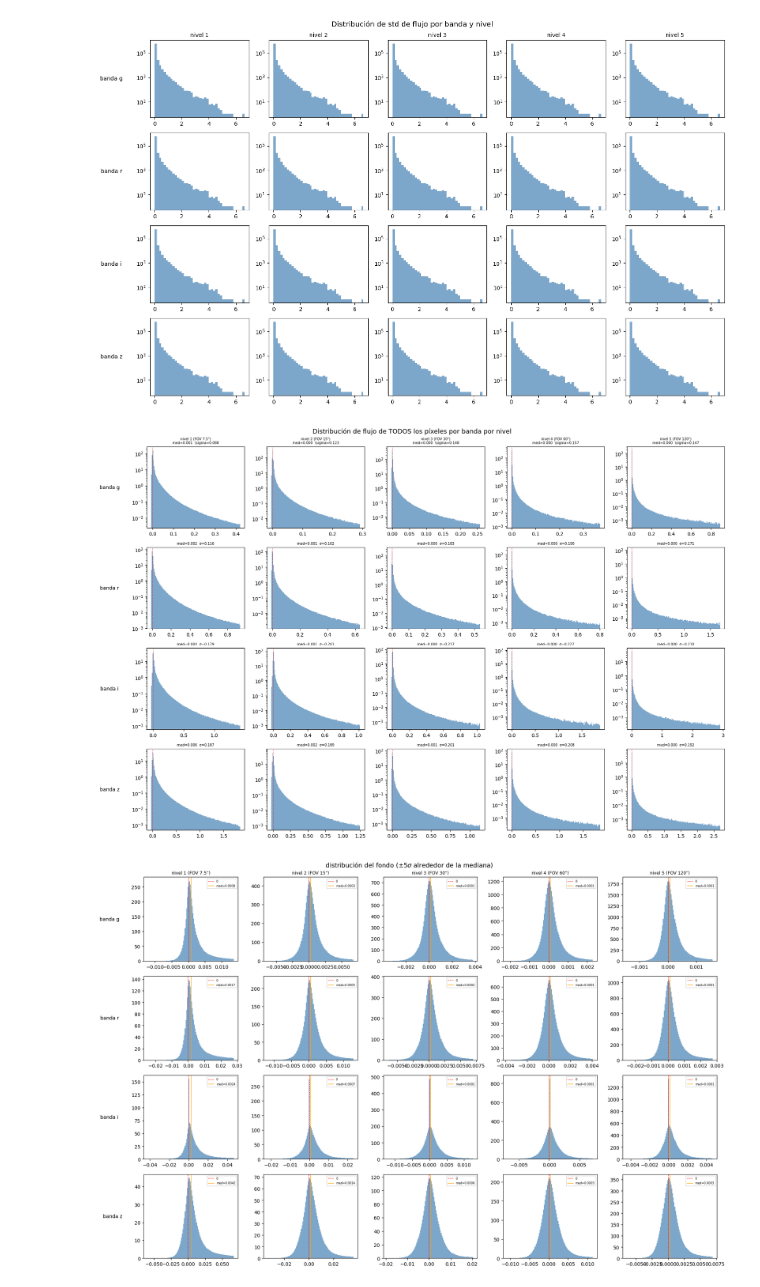
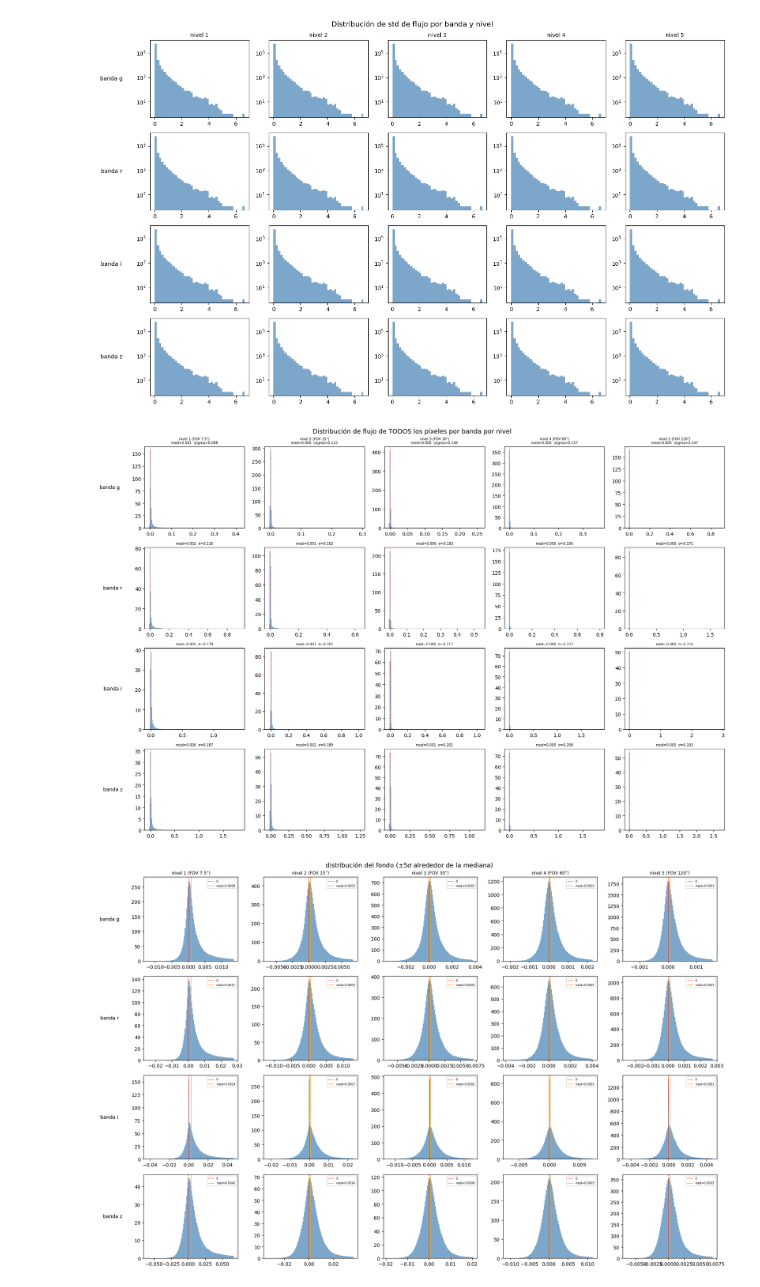
Before and after one commit to Tamaracarrasco/AS4501-Proyect, a Jupyter notebook: scripts/eda/eda_20260619.ipynb, the cells around one changed output. Drawn from its saved outputs; the diff is of its cells as text; code cells hidden in the pictures.

```diff
--- a/scripts/eda/eda_20260619.ipynb
+++ b/scripts/eda/eda_20260619.ipynb
@@ -786,7 +805,7 @@ BAND_LABELS = ["g", "r", "i", "z"]
 N_LEVELS = 5
 
 def normalise(img):
-    vmin, vmax = np.percentile(img, [1, 99])
+    vmin, vmax = np.nanpercentile(img, [1, 99])
     return np.clip((img - vmin) / (vmax - vmin + 1e-10), 0, 1)
 
 def plot_galaxy(arr, name, band_labels=BAND_LABELS, n_levels=N_LEVELS, save_path=None):
@@ -1018,35 +1037,35 @@ for j, band in enumerate(BAND_LABELS):
 
         # recolectar todos los píxeles
         all_pixels = np.concatenate(
             [arrays[i][j, k].ravel() for i in range(len(arrays))]
         )
         all_pixels = all_pixels[~np.isnan(all_pixels)]
 
         # percentiles para definir rango del histograma
         p01, p999 = np.percentile(all_pixels, [0.1, 99.9])
         bins = np.linspace(p01, p999, 150)
 
         ax.hist(all_pixels, bins=bins, density=True,
                 color="steelblue", alpha=0.7, edgecolor="none")
-        ax.set_yscale("log")
+        # ax.set_yscale("log")
         ax.axvline(0, color="red", ls="--", lw=0.8, alpha=0.6)
 
         # stats de referencia
         med = np.median(all_pixels)
         std = np.std(all_pixels)
         ax.set_title(f"med={med:.3f}  σ={std:.3f}", fontsize=7)
 
         if k == 0:
             ax.set_ylabel(f"banda {band}", fontsize=10,
                           rotation=0, labelpad=45, va="center")
         if j == 0:
             ax.set_title(f"nivel {k+1} (FOV {FOV_LABELS[k]})\n"
                          f"med={med:.3f}  \sigma={std:.3f}", fontsize=7)
 
 plt.tight_layout()
 plt.show()
 # %% [output]
-[figure, old version]
+[figure, new version]
 # %%
 from astropy.stats import sigma_clipped_stats
 
```
Also changed, not shown: parts of 4 cells of this notebook.
